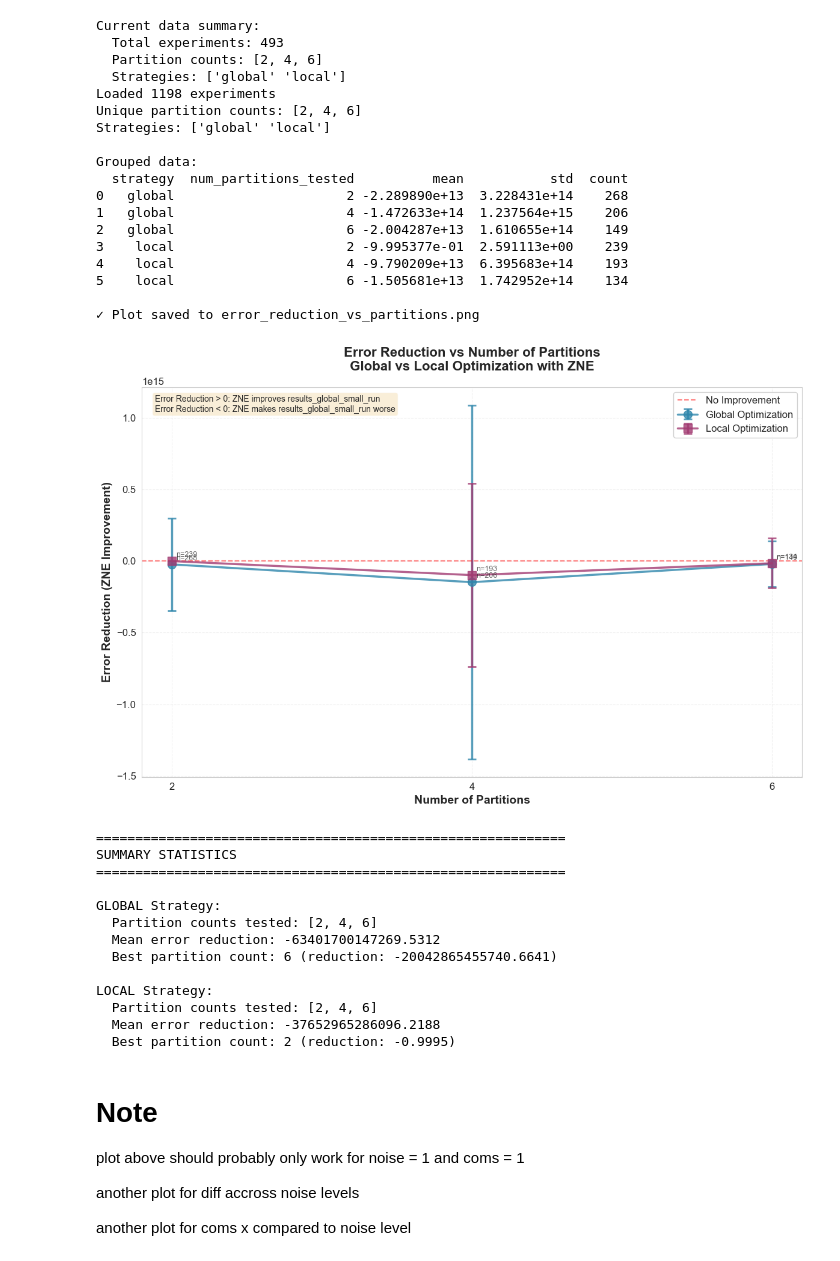
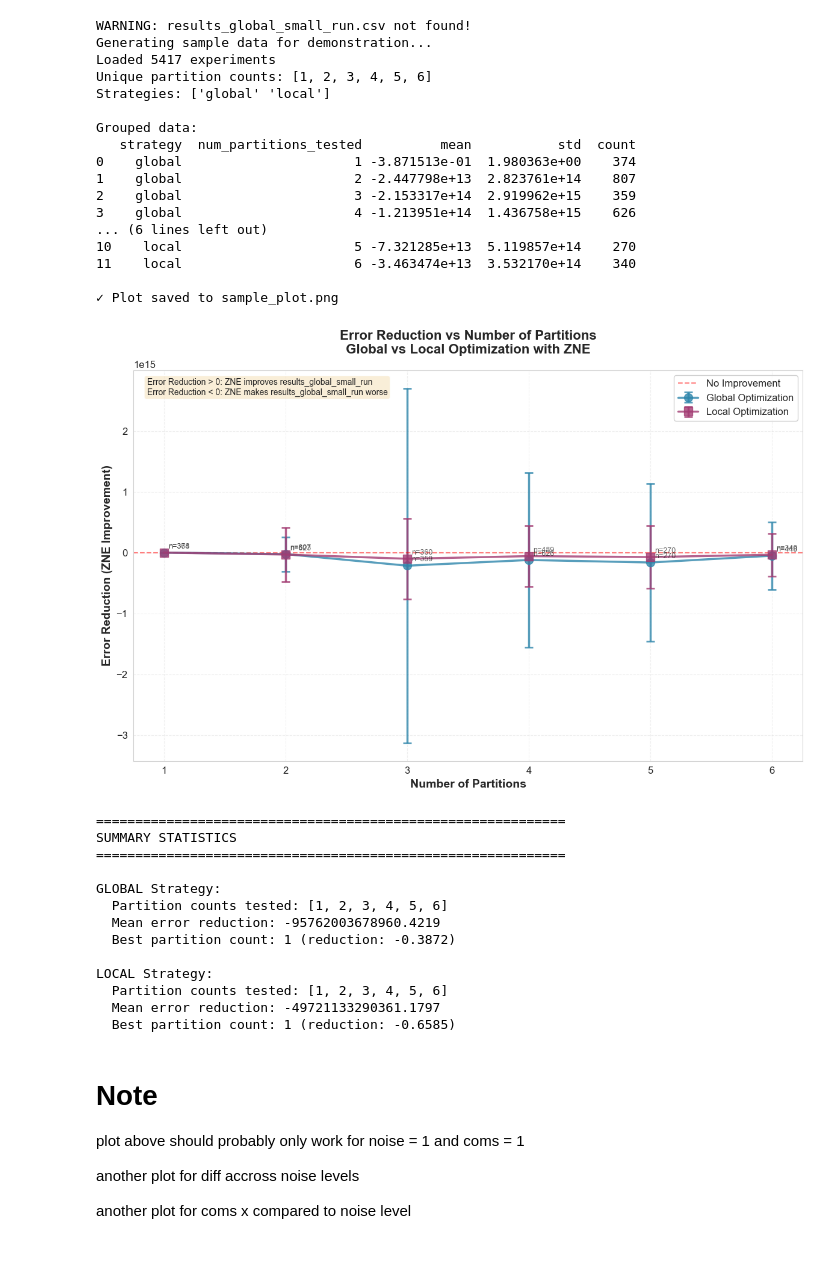
Before and after one commit to grageragarces/ZNE-DQC, a Jupyter notebook: plot.ipynb, the cells around one changed output. Cells and saved outputs as stored; diff of their text form; code cells hidden in the pictures.

Commit message:
1 point qft data

```diff
--- a/plot.ipynb
+++ b/plot.ipynb
@@ -141,65 +141,64 @@ if __name__ == "__main__":
     if not os.path.exists('results_global_small_run.csv'):
         print("WARNING: results_global_small_run.csv not found!")
         print("Generating sample data for demonstration...")
-        plot_error_reduction_vs_partitions('results_global_small_run.csv', 'sample_plot.png')
+        plot_error_reduction_vs_partitions('results.csv', 'sample_plot.png')
     else:
         # Load and check the actual data
         df = pd.read_csv('results_global_small_run.csv')
 
         print("Current data summary:")
         print(f"  Total experiments: {len(df)}")
         print(f"  Partition counts: {sorted(df['num_partitions_tested'].unique())}")
         print(f"  Strategies: {df['strategy'].unique()}")
 
         # Check if we have enough data
         n_partitions = len(df['num_partitions_tested'].unique())
 
         if n_partitions < 2:
             print("\n⚠️  WARNING: Only 1 partition count in data!")
             print("   You need to run experiments with multiple partition counts.")
             print("   Run this to generate more data:")
             print("   >>> from simulate import run_batch_experiments")
             print("   >>> from alg import create_random_circuit")
             print("   >>> circuits = [(create_random_circuit(10, 5, seed=i), f'random_{i}') for i in range(3)]")
             print("   >>> df = run_batch_experiments(circuits, partition_counts=[2, 4, 6, 8])")
             print("\nGenerating sample plot with synthetic data for reference...")
             plot_error_reduction_vs_partitions('results.csv', 'plot.png')
         else:
             # Plot the actual data
             plot_error_reduction_vs_partitions('results.csv', 'error_reduction_vs_partitions.png')
 # %% [output]
-Current data summary:
-  Total experiments: 493
-  Partition counts: [2, 4, 6]
-  Strategies: ['global' 'local']
-Loaded 1198 experiments
-Unique partition counts: [2, 4, 6]
+WARNING: results_global_small_run.csv not found!
+Generating sample data for demonstration...
+Loaded 5417 experiments
+Unique partition counts: [1, 2, 3, 4, 5, 6]
 Strategies: ['global' 'local']
 
 Grouped data:
-  strategy  num_partitions_tested          mean           std  count
-0   global                      2 -2.289890e+13  3.228431e+14    268
-1   global                      4 -1.472633e+14  1.237564e+15    206
-2   global                      6 -2.004287e+13  1.610655e+14    149
-3    local                      2 -9.995377e-01  2.591113e+00    239
-4    local                      4 -9.790209e+13  6.395683e+14    193
-5    local                      6 -1.505681e+13  1.742952e+14    134
+   strategy  num_partitions_tested          mean           std  count
+0    global                      1 -3.871513e-01  1.980363e+00    374
+1    global                      2 -2.447798e+13  2.823761e+14    807
+2    global                      3 -2.153317e+14  2.919962e+15    359
+3    global                      4 -1.213951e+14  1.436758e+15    626
+... (6 lines left out)
+10    local                      5 -7.321285e+13  5.119857e+14    270
+11    local                      6 -3.463474e+13  3.532170e+14    340
 
-✓ Plot saved to error_reduction_vs_partitions.png
+✓ Plot saved to sample_plot.png
-[figure, old version]
+[figure, new version]
 ============================================================
 SUMMARY STATISTICS
 ============================================================
 
 GLOBAL Strategy:
-  Partition counts tested: [2, 4, 6]
-  Mean error reduction: -63401700147269.5312
-  Best partition count: 6 (reduction: -20042865455740.6641)
+  Partition counts tested: [1, 2, 3, 4, 5, 6]
+  Mean error reduction: -95762003678960.4219
+  Best partition count: 1 (reduction: -0.3872)
 
 LOCAL Strategy:
-  Partition counts tested: [2, 4, 6]
-  Mean error reduction: -37652965286096.2188
-  Best partition count: 2 (reduction: -0.9995)
+  Partition counts tested: [1, 2, 3, 4, 5, 6]
+  Mean error reduction: -49721133290361.1797
+  Best partition count: 1 (reduction: -0.6585)
 # %% [markdown]
 # Note
 
```
Also changed, not shown: 36 other files.
